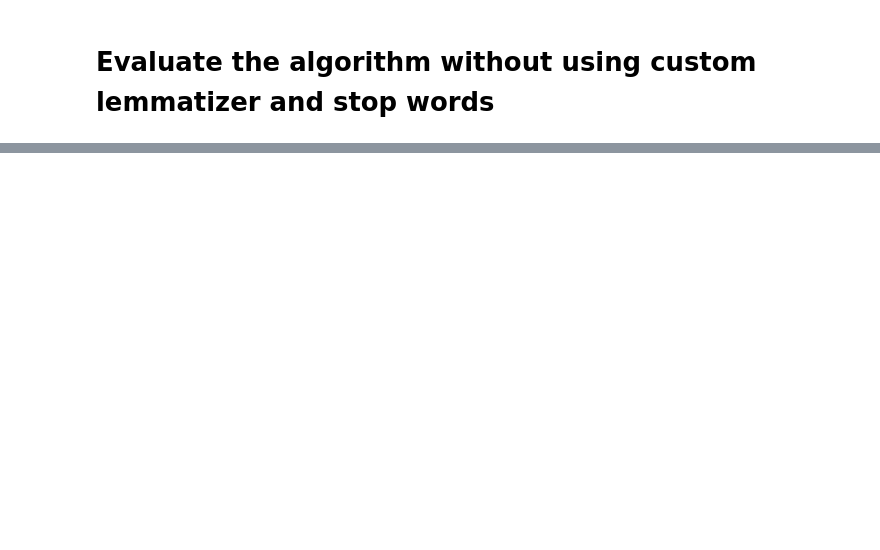
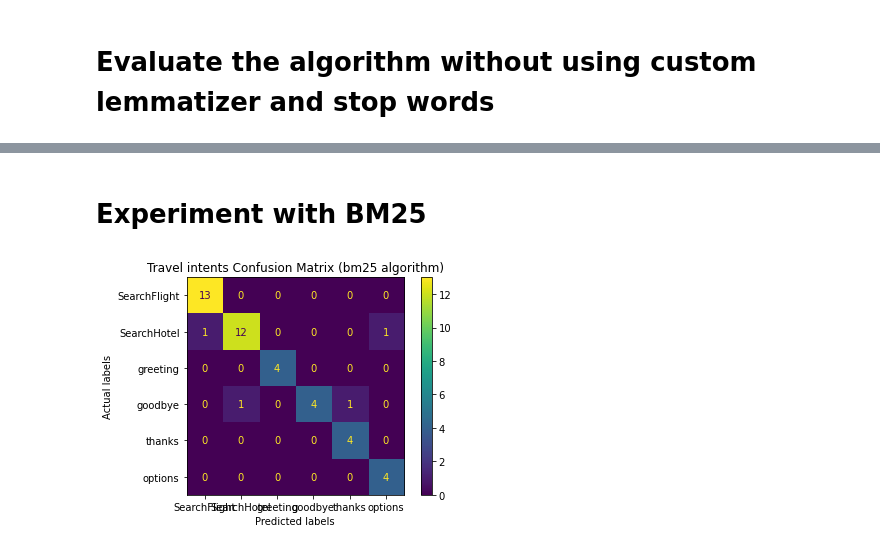
Before and after one commit to dftopalova/chatbot-travel-assistant, a Jupyter notebook: intent_classifier.ipynb, the cells around one changed output, grey strips where cells are left out. Drawn from its saved outputs; the diff is of its cells as text; code cells hidden in the pictures; blank space fills up the shorter version.

Commit message:
add experiment and tests with okapi bm25

```diff
--- a/intent_classifier.ipynb
+++ b/intent_classifier.ipynb
@@ -248,11 +242,11 @@ for m in conf_matrix_for_each:
 # %% [markdown]
 # Evaluate the algorithm without using custom lemmatizer and stop words
 # %%
-evaluation_vectorizer_without_stemming = TfidfVectorizer().fit(travel_train_df.text)
-evaluation_train_corpus_without_stemming = evaluation_vectorizer_without_stemming.transform(travel_train_df.text)
+evaluation_vectorizer_without_lemmatizing = TfidfVectorizer().fit(travel_train_df.text)
+evaluation_train_corpus_without_stemming = evaluation_vectorizer_without_lemmatizing.transform(travel_train_df.text)
 
 def evaluation_predict_without_stemming(message):
-    (idx, similarity, text) = get_most_similar_sentence(message, evaluation_vectorizer_without_stemming, evaluation_train_corpus_without_stemming)
+    (idx, similarity, text) = get_most_similar_sentence(message, evaluation_vectorizer_without_lemmatizing, evaluation_train_corpus_without_stemming)
     label = travel_train_df['label'].values[idx]
     return label
 # %%
@@ -296,0 +292,2 @@ for m in conf_matrix_for_each:
+# %% [markdown]
+# Experiment with BM25
@@ -296,0 +322,40 @@ for m in conf_matrix_for_each:
+# %%
+def bm25_predict_label(msg, corpus):
+    messages = []
+    labels = []
+    for index, row in corpus.iterrows():
+        messages.append(preprocess(row['text']))
+        labels.append(row['label'])
+
+    tokenized_corpus = [doc.split(" ") for doc in messages]
+    bm25 = BM25Okapi(tokenized_corpus)
+
+    p_query = preprocess(msg)
+    tokenized_query = p_query.split(" ")
+    doc_scores = bm25.get_scores(tokenized_query)
+    # get indexes of top 3 closest sentences
+    related_docs_indices = doc_scores.argsort()[:3:-1]
+
+    most_relevant_idx = related_docs_indices[0]
+
+    return labels[most_relevant_idx]
+# %%
+expected_labels = []
+predicted_labels = []
+
+for index, row in test_df.iterrows():
+    expected_labels.append(row['label'])
+    pred_label = bm25_predict_label(row['text'], travel_train_df)
+    predicted_labels.append(pred_label)
+
+unique_labels = ['SearchFlight','SearchHotel','greeting','goodbye','thanks','options']
+conf_matrix = confusion_matrix(expected_labels, predicted_labels, labels=unique_labels)
+cmd_obj = ConfusionMatrixDisplay(conf_matrix, display_labels=unique_labels)
+cmd_obj.plot()
+cmd_obj.ax_.set(
+                title='Travel intents Confusion Matrix (bm25 algorithm)',
+                xlabel='Predicted labels',
+                ylabel='Actual labels')
+plt.show()
+# %% [output]
+[figure, added]
```
Also changed, not shown: parts of 9 cells of this notebook.
